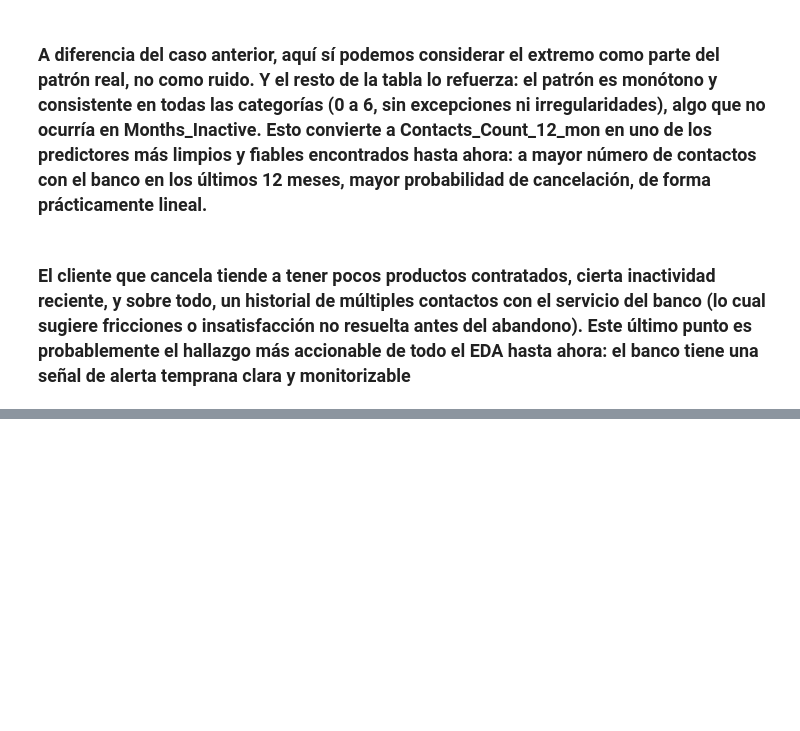
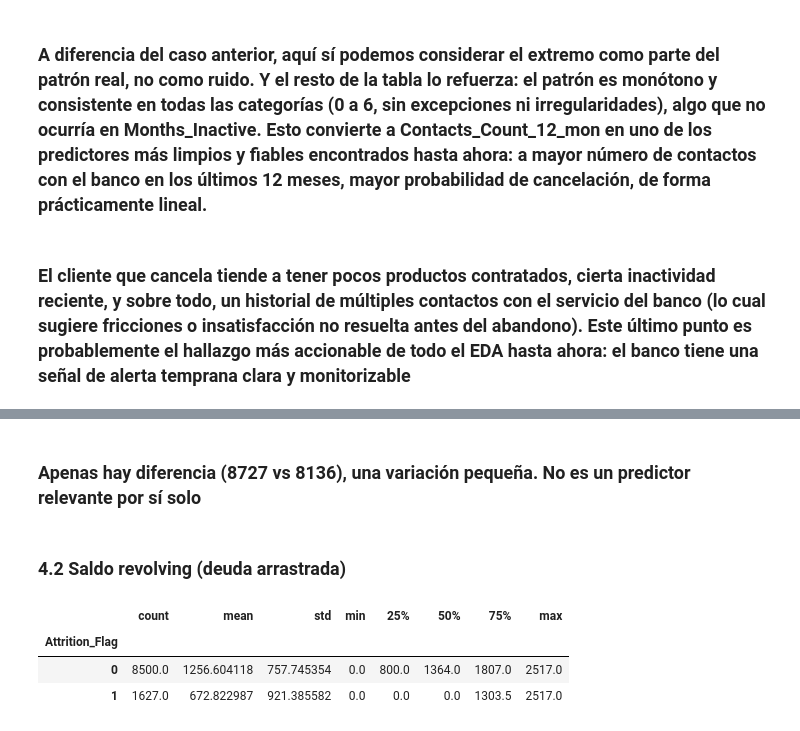
Before and after one commit to Dende8/Credit_Card_Churners, a Jupyter notebook: notebooks/eda.ipynb, the cells around one changed output, grey strips where cells are left out. Cells and saved outputs as stored; diff of their text form; code cells hidden in the pictures; blank space fills up the shorter version.

```diff
--- a/notebooks/eda.ipynb
+++ b/notebooks/eda.ipynb
@@ -241,0 +235,11 @@ Name: count, dtype: int64
+# %% [markdown]
+### Apenas hay diferencia (8727 vs 8136), una variación pequeña. No es un predictor relevante por sí solo
+# %% [markdown]
+### 4.2 Saldo revolving (deuda arrastrada)
+# %%
+df.groupby('Attrition_Flag')['Total_Revolving_Bal'].describe()
+# %% [output]
+|  | count | mean | std | min | 25% | 50% | 75% | max |
+| Attrition_Flag |  |  |  |  |  |  |  |  |
+| 0 | 8500.0 | 1256.604118 | 757.745354 | 0.0 | 800.0 | 1364.0 | 1807.0 | 2517.0 |
+| 1 | 1627.0 | 672.822987 | 921.385582 | 0.0 | 0.0 | 0.0 | 1303.5 | 2517.0 |
```
Also changed, not shown: parts of 16 cells of this notebook.
